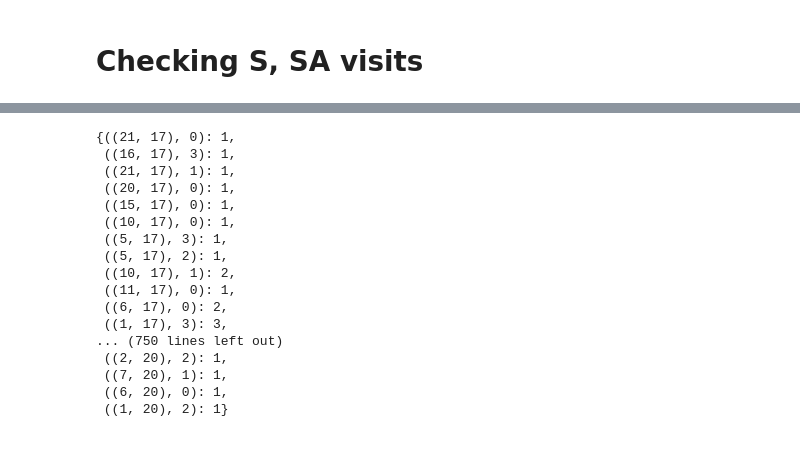
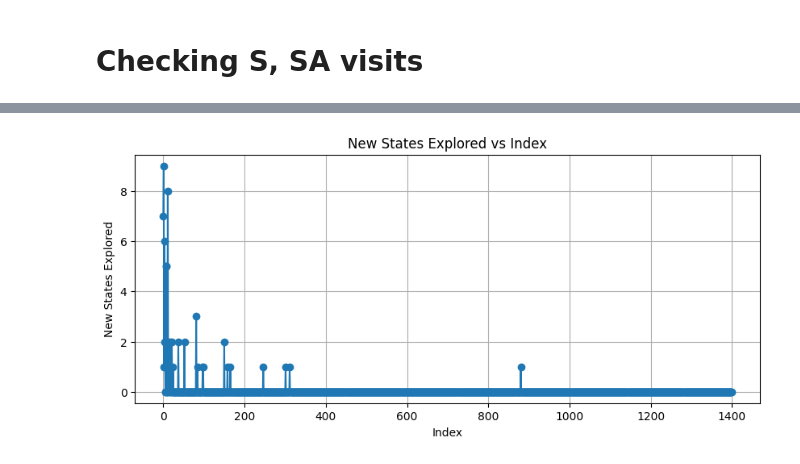
Before and after one commit to shinobi-wolf/FleetNav, a Jupyter notebook: eda.ipynb, the cells around one changed output, grey strips where cells are left out. Drawn from its saved outputs; the diff is of its cells as text; code cells hidden in the pictures.

```diff
--- a/eda.ipynb
+++ b/eda.ipynb
@@ -833,7 +833,7 @@ from itertools import islice
 import pickle
 
 # Load pickle and ensure we get a Python dict
-path = "runs/277b2618/training_results.pkl"
+path = "runs/1c18c5f4/training_results.pkl"
 
 with open(path, "rb") as f:
     training_results = pickle.load(f)
@@ -863,3 +865,5 @@ Dictionary with 2 keys. Showing up to 10 keys and value types:
 # %%
 state_visits = training_results.get('state_visits', {})
 sa_visits = training_results.get('sa_visits', {})
+new_states_explored = training_results.get('new_states_explored', [])
+new_sa_explored = training_results.get('new_sa_explored', [])
@@ -886,20 +870,11 @@ state_visits
-# %%
-sa_visits
-# %% [output]
-{((21, 17), 0): 1,
- ((16, 17), 3): 1,
- ((21, 17), 1): 1,
- ((20, 17), 0): 1,
- ((15, 17), 0): 1,
- ((10, 17), 0): 1,
- ((5, 17), 3): 1,
- ((5, 17), 2): 1,
- ((10, 17), 1): 2,
- ((11, 17), 0): 1,
- ((6, 17), 0): 2,
- ((1, 17), 3): 3,
-... (750 lines left out)
- ((2, 20), 2): 1,
- ((7, 20), 1): 1,
- ((6, 20), 0): 1,
- ((1, 20), 2): 1}
+# %%
+import matplotlib.pyplot as plt
+plt.figure(figsize=(10,4))
+plt.plot(range(len(new_states_explored)), new_states_explored, marker='o', linestyle='-')
+plt.title('New States Explored vs Index')
+plt.xlabel('Index')
+plt.ylabel('New States Explored')
+plt.grid(True)
+plt.show()
+# %% [output]
+[figure, added]
```
Also changed, not shown: parts of 3 cells of this notebook, 45 other files.
